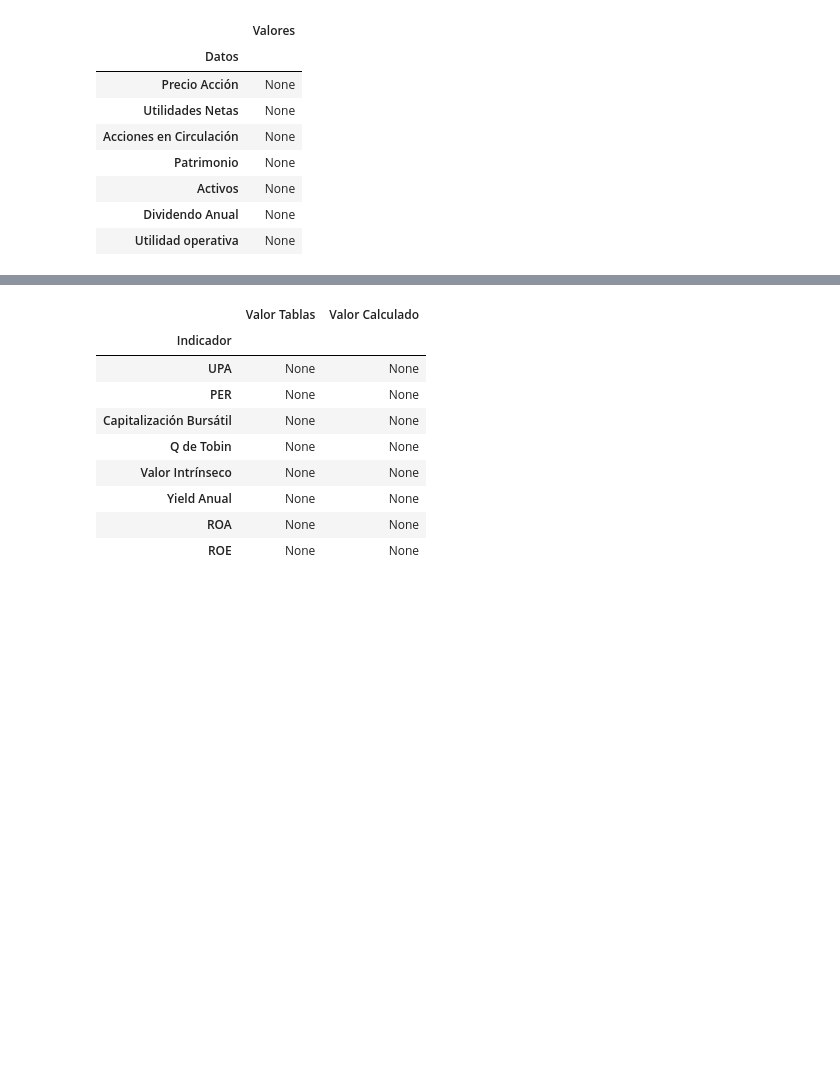
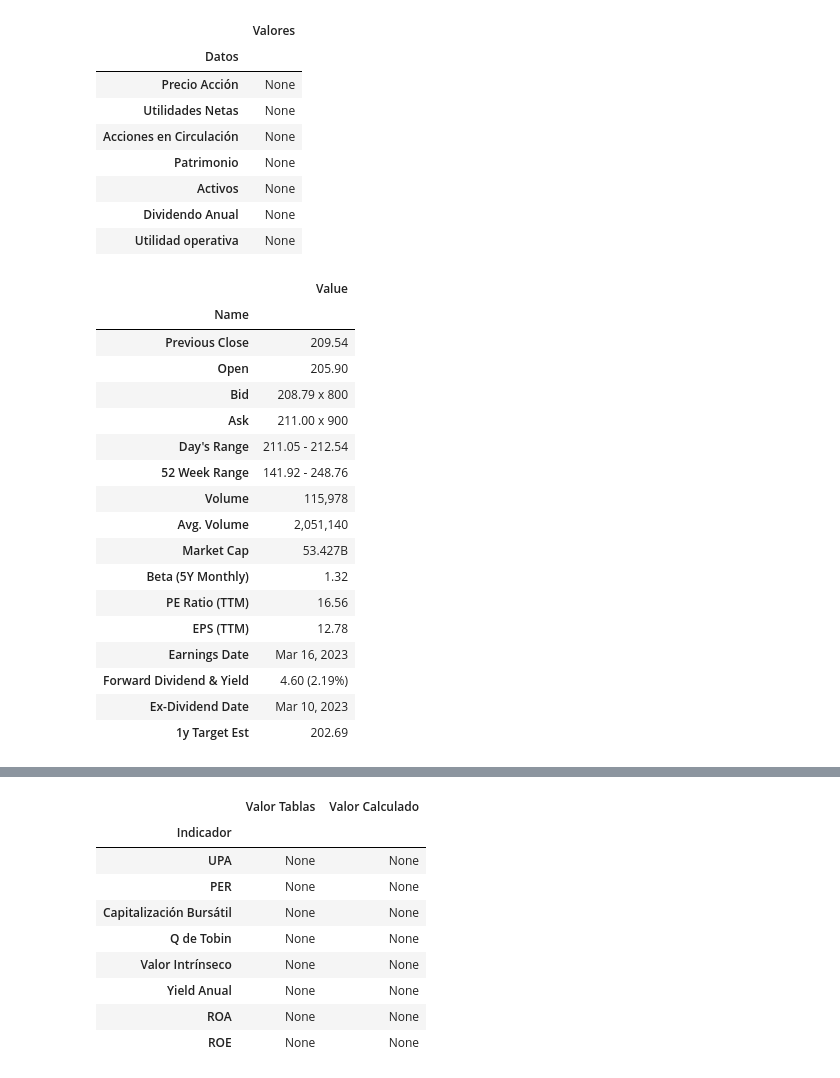
Before and after one commit to gabilang12/finanzas_corporativas, a Jupyter notebook: fc_parte_6.ipynb, the cells around one changed output, grey strips where cells are left out. Drawn from its saved outputs; the diff is of its cells as text; code cells hidden in the pictures; blank space fills up the shorter version.

```diff
--- a/fc_parte_6.ipynb
+++ b/fc_parte_6.ipynb
@@ -30,6 +30,7 @@ index= 'FDX'
 url_is = 'https://finance.yahoo.com/quote/' + index + '/financials?p=' + index
 url_bs = 'https://finance.yahoo.com/quote/' + index + '/balance-sheet?p=' + index
 url_cf = 'https://finance.yahoo.com/quote/' + index + '/cash-flow?p=' + index
+url_summary = 'https://finance.yahoo.com/quote/' + index + '?p=' + index
 # %%
 def findAndReplace(lista, itemAReemplazar, nuevoValor):
     for index, item in enumerate(lista):
@@ -207,0 +218,42 @@ info_financiera
+# %%
+read_data = requests.get(url_summary,headers={'User-Agent': 'Mozilla/5.0 (Macintosh; Intel Mac OS X 10_13_4) AppleWebKit/537.36 (KHTML, like Gecko) Chrome/35.0.1916.47 Safari/537.36'})
+# %%
+soup_is= BeautifulSoup(read_data.content,"lxml")
+
+divTag = soup_is.find_all("td", {"class": {"C($primaryColor)","W(51%)","Ta(end)","Fw(600)","Lh(14px)"}})
+
+ls= []
+ls.append("Name")
+ls.append("Value")
+
+for tag in divTag:
+  tag_value =  tag.get('value')
+  ls.append(tag.text)
+
+new_ls = list(filter(None,ls))
+is_data = list(zip(*[iter(new_ls)]*2))
+
+summary = pd.DataFrame(is_data[0:])
+summary.columns = summary.iloc[0] #Nombramos las columnas con la primera fila del dataframe
+summary.drop(summary.index[0],inplace=True) #eliminamos la primera fila
+summary = summary.set_index('Name')#nombramos los indices del Dataframe con los valores de la columna breakdown
+summary
+# %% [output]
+|  | Value |
+| Name |  |
+| Previous Close | 209.54 |
+| Open | 205.90 |
+| Bid | 208.79 x 800 |
+| Ask | 211.00 x 900 |
+| Day's Range | 211.05 - 212.54 |
+| 52 Week Range | 141.92 - 248.76 |
+| Volume | 115,978 |
+| Avg. Volume | 2,051,140 |
+| Market Cap | 53.427B |
+| Beta (5Y Monthly) | 1.32 |
+| PE Ratio (TTM) | 16.56 |
+| EPS (TTM) | 12.78 |
+| Earnings Date | Mar 16, 2023 |
+| Forward Dividend & Yield | 4.60 (2.19%) |
+| Ex-Dividend Date | Mar 10, 2023 |
+| 1y Target Est | 202.69 |
```
Also changed, not shown: parts of 18 cells of this notebook.
